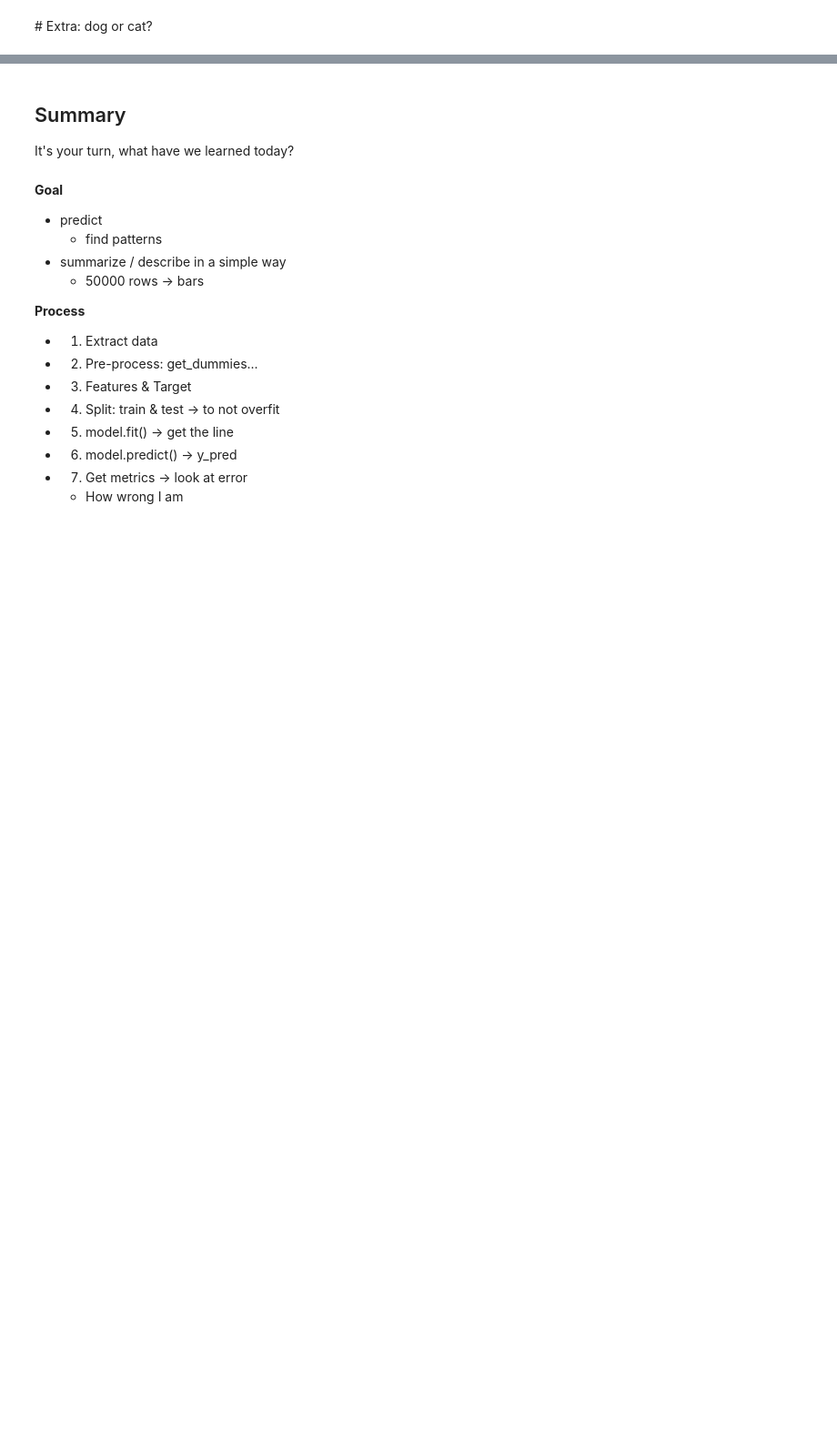
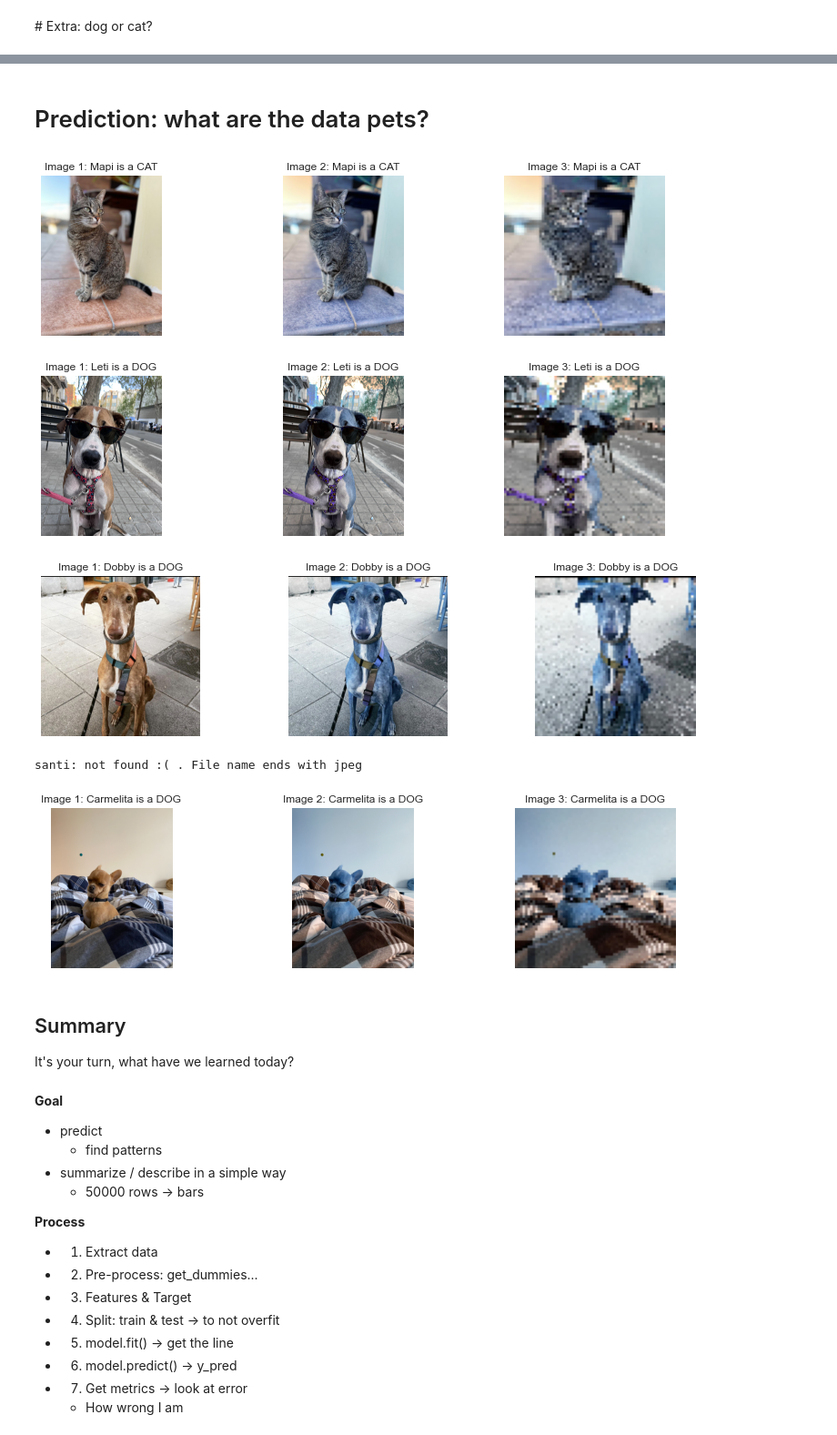
Before and after one commit to Ironhack-data-bcn-april-2023/lectures, a Jupyter notebook: week-7/03-Classification.ipynb, the cells around one changed output, grey strips where cells are left out. Shown at 91% size. Drawn from its saved outputs; the diff is of its cells as text; code cells hidden in the pictures; blank space fills up the shorter version.

```diff
--- a/week-7/03-Classification.ipynb
+++ b/week-7/03-Classification.ipynb
@@ -648,16 +592,0 @@ mesh_predictions = mesh_predictions[:, 1].reshape(xx.shape)
-# %%
-# Add the decision boundary surface to the plot
-fig.add_trace(go.Surface(x=xx, y=yy, z=zz, name='Decision Boundary',
-                         surfacecolor=mesh_predictions, colorscale='RdBu',
-                         showscale=False, opacity=0.9, cmin=0, cmax=1))
-
-# Update the layout to have a better viewing angle
-camera = dict(
-    up=dict(x=0, y=0, z=1),
-    center=dict(x=0, y=0, z=0),
-    eye=dict(x=1.25, y=1.25, z=1.25)
-)
-fig.update_layout(scene_camera=camera)
-
-# Display the plot
-pio.show(fig)
@@ -845,6 +594,0 @@ pet_dict = {
-# %%
-for name, pet in pet_dict.items():
-    try:
-        predict_image_class(pet)
-    except:
-        print(f"{name}: not found :( . File name ends with {pet.split('.')[-1]}")
@@ -858,3 +761,25 @@ santi: not found :( . File name ends with jpeg
+# %% [markdown]
+# Prediction: what are the data pets?
+# %%
+pet_dict = {
+    "mapi":"../images/cats-and-dogs/lauragato.jpeg",
+    "leti":"../images/cats-and-dogs/letigos.png",
+    "dobby":"../images/cats-and-dogs/IMG_9992.jpg",
+    "santi":"../images/cats-and-dogs/santi.jpeg",
+    "carmelita":"../images/cats-and-dogs/carmelita.png"
+}
+# %%
+for name, pet in pet_dict.items():
+    try:
+        predict_image_class(pet, name)
+    except:
+        print(f"{name}: not found :( . File name ends with {pet.split('.')[-1]}")
+# %% [output]
+[figure, added]
+[figure, added]
+[figure, added]
+santi: not found :( . File name ends with jpeg
+[figure, added]
 # %% [markdown]
 ## Summary
 It's your turn, what have we learned today?
```
Also changed, not shown: parts of 43 cells of this notebook, 1 other file.
